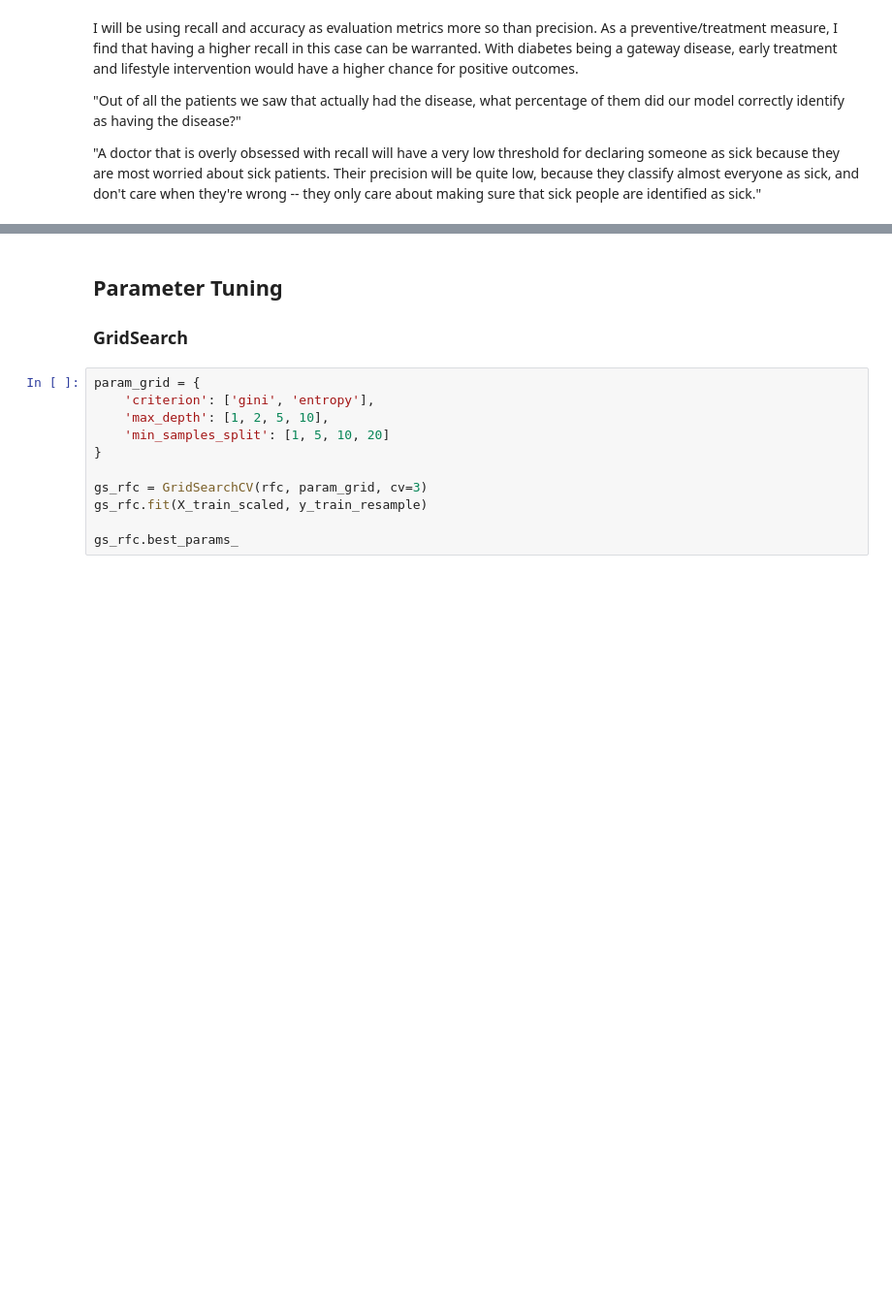
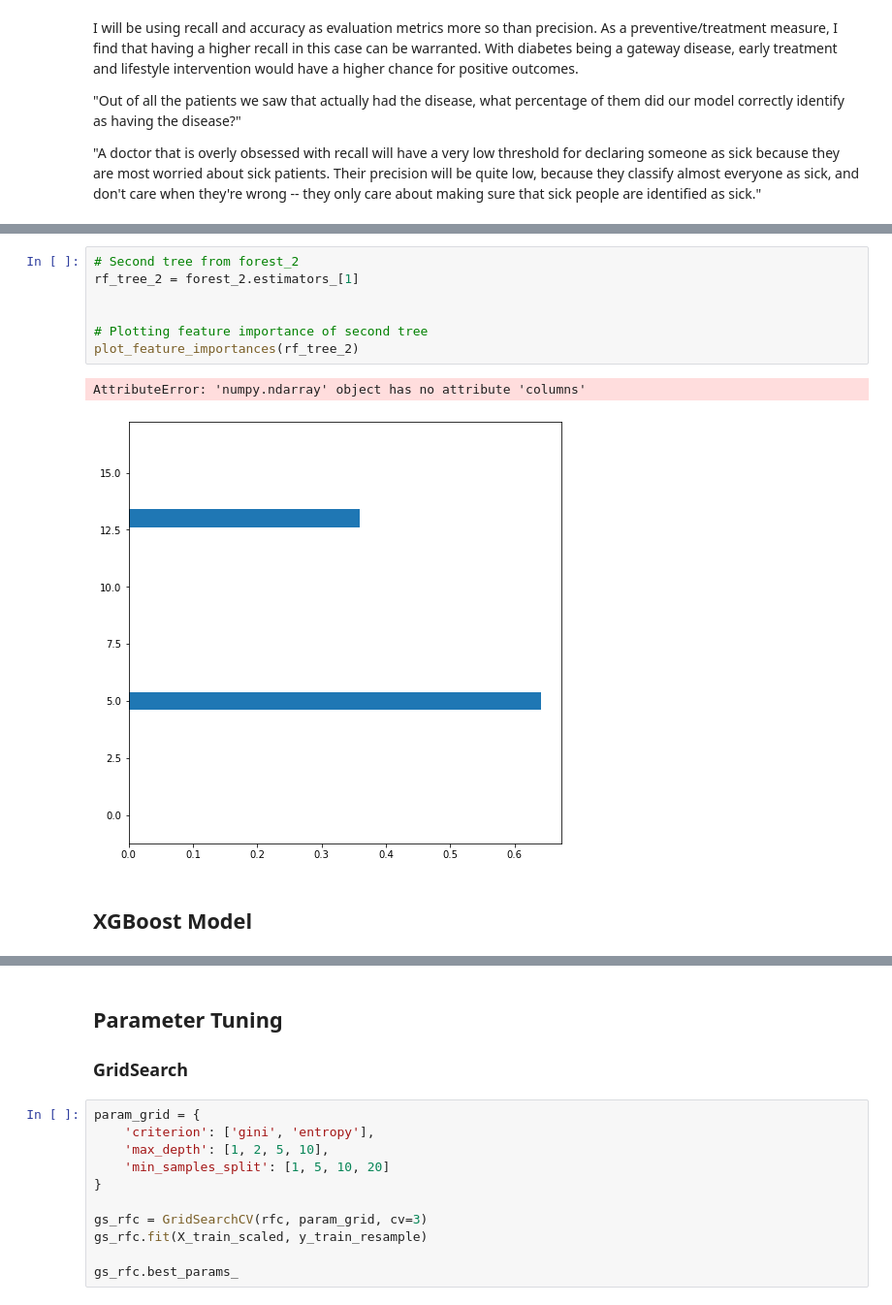
Before and after one commit to ldwilker10/predicting_diabetes_project, a Jupyter notebook: phase3_rough_draft/diabetes_2_basic_logreg.ipynb, the cells around one changed output, grey strips where cells are left out. Shown at 97% size. Saved outputs shown, nothing was run; the diff lists cells and outputs as text; blank space fills up the shorter version.

```diff
--- a/phase3_rough_draft/diabetes_2_basic_logreg.ipynb
+++ b/phase3_rough_draft/diabetes_2_basic_logreg.ipynb
@@ -722,0 +872,12 @@ I will be using recall and accuracy as evaluation metrics more so than precision
+# %%
+# Second tree from forest_2
+rf_tree_2 = forest_2.estimators_[1]
+
+
+# Plotting feature importance of second tree
+plot_feature_importances(rf_tree_2)
+# %% [output]
+AttributeError: 'numpy.ndarray' object has no attribute 'columns'
+[figure, added]
+# %% [markdown]
+## XGBoost Model
```
Also changed, not shown: parts of 40 cells of this notebook.
